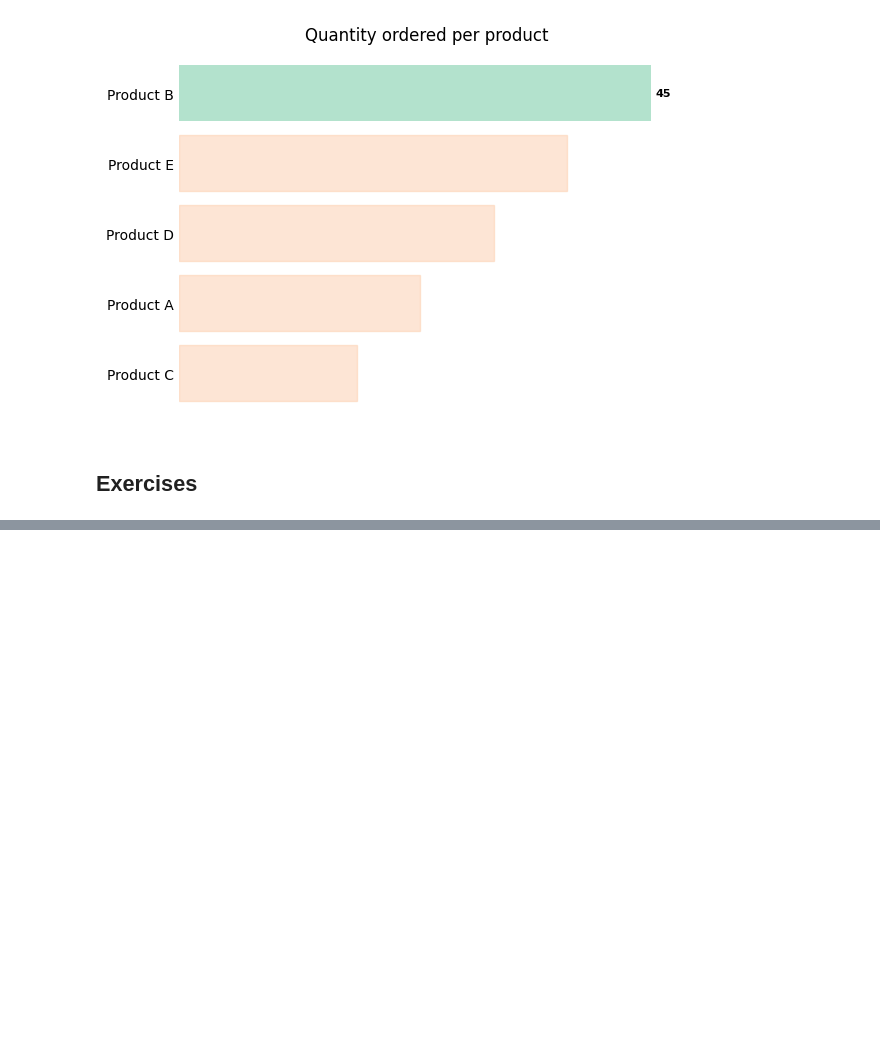
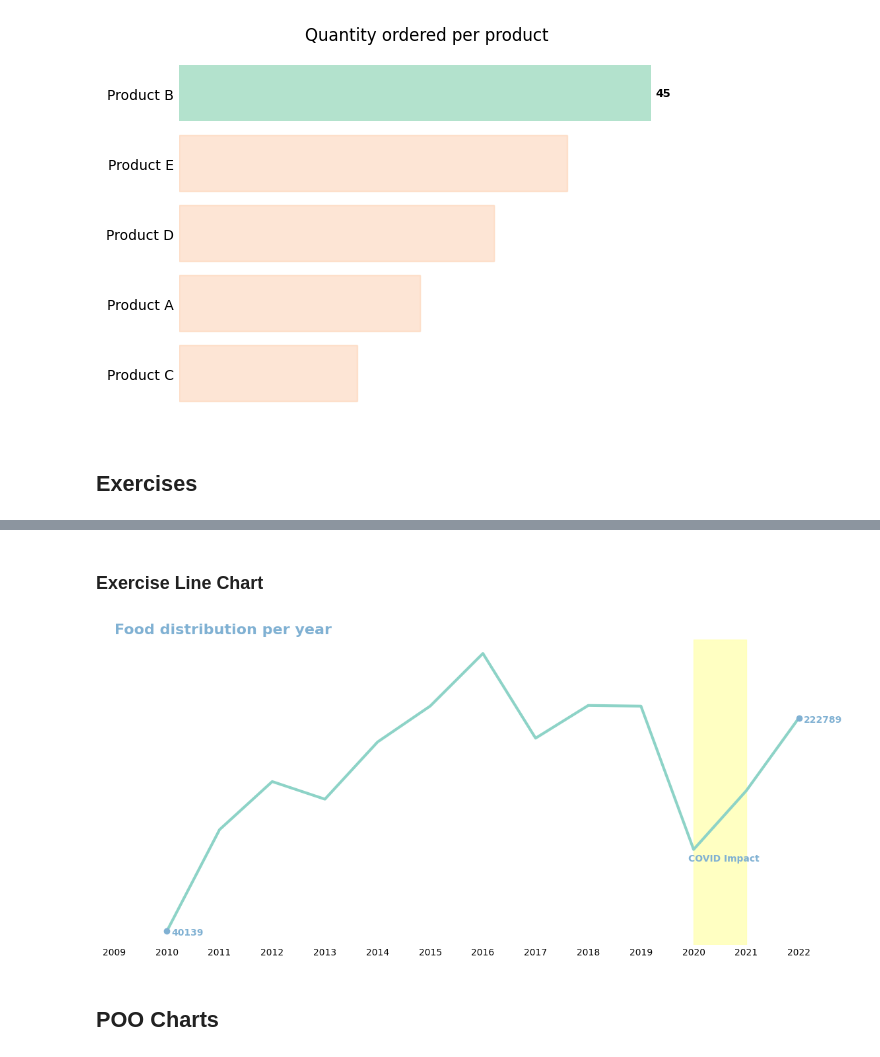
Before and after one commit to ErickVisone/DataScience, a Jupyter notebook: datascience/MatplotStudy.ipynb, the cells around one changed output, grey strips where cells are left out. Drawn from its saved outputs; the diff is of its cells as text; code cells hidden in the pictures; blank space fills up the shorter version.

```diff
--- a/datascience/MatplotStudy.ipynb
+++ b/datascience/MatplotStudy.ipynb
@@ -342,0 +330,46 @@ for bar in bars:
+# %% [markdown]
+### Exercise Line Chart
+# %%
+year = [2010, 2011, 2012, 2013, 2014, 2015, 2016, 2017, 2018, 2019, 2020, 2021, 2022]
+meals = [40139, 127020, 168193, 153115, 202102, 232897, 277912, 205350, 233398, 232797, 110023, 160350, 222789]
+# %%
+from cycler import cycler
+
+#Color Settings
+colors = plt.get_cmap('Set3').colors
+color_cycle = cycler('color', colors)
+plt.rc('axes',prop_cycle=color_cycle)
+
+#FigSize
+plt.figure(figsize=(14, 6))
+
+#Plot Line
+plt.plot(year, meals, linewidth=3, color=colors[0], zorder=1)#, marker='o')
+
+#Plot Bubbles
+for pos in (-1,0):
+    plt.scatter(year[pos], meals[pos], color=colors[4], zorder=2)
+    plt.annotate(meals[pos], color = colors[4], xy=(year[pos], meals[pos]), xytext=(5,-5), textcoords='offset points', size = 10, weight='bold' )
+
+#Highlight
+plt.axvspan(2020, 2021, color=colors[1], alpha=0.8, zorder=0)
+plt.text(2019.9,100_000,'COVID Impact', color=colors[4], weight='bold')
+
+
+#Title
+plt.title('Food distribution per year', fontsize= 16, color= colors[4], fontweight='bold', loc='left')
+
+#axis
+plt.yticks([])
+plt.xticks(years)
+plt.tick_params('x', size=0)
+plt.box(False)
+
+
+plt.savefig('../Images/Food.png', dpi=120, bbox_inches='tight')
+
+plt.show()
+# %% [output]
+[figure, added]
+# %% [markdown]
+## POO Charts
```
Also changed, not shown: parts of 18 cells of this notebook, 3 other files.
